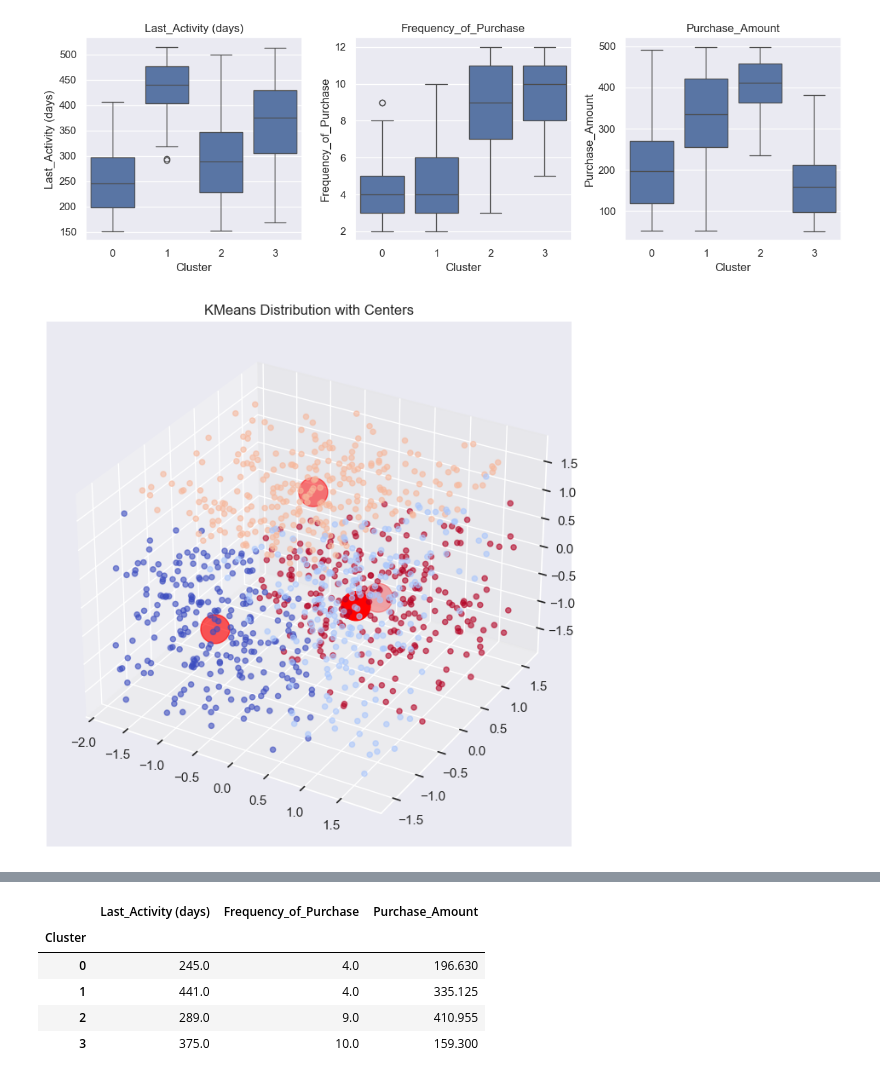
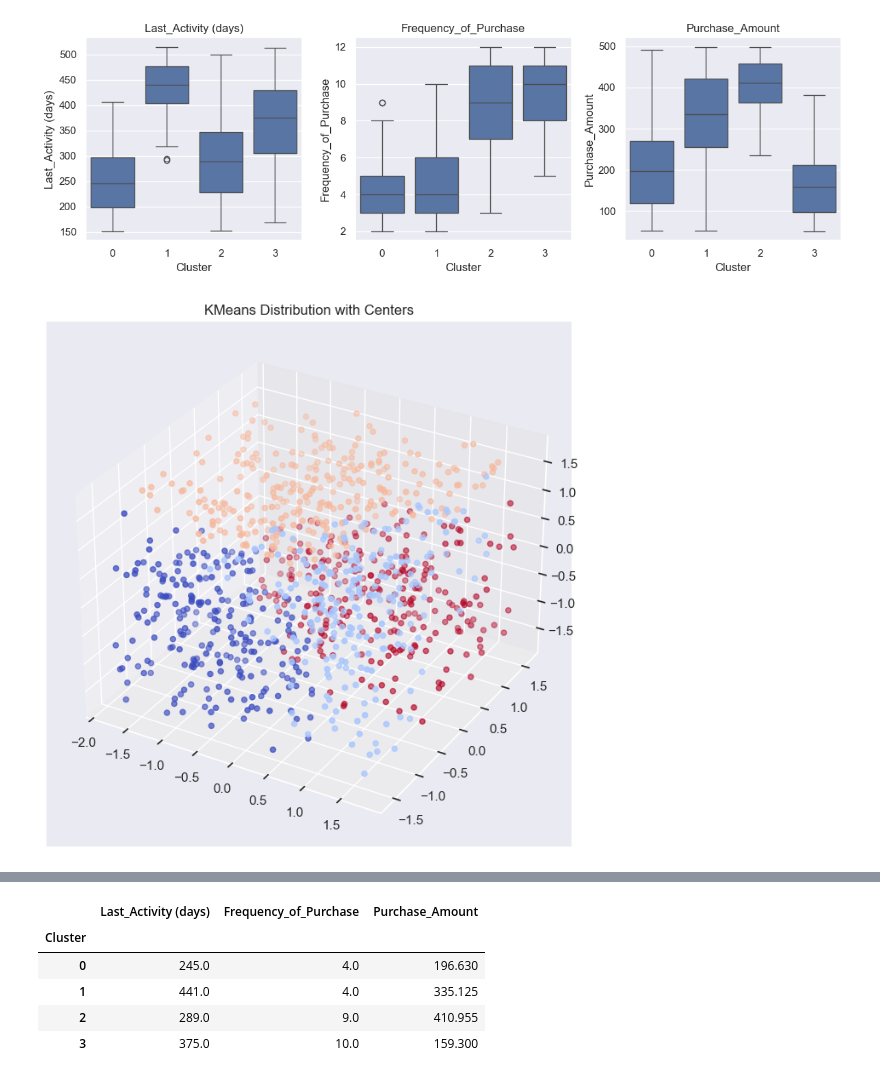
Before and after one commit to emsif84/clustering_ecommerce, a Jupyter notebook: clustering.ipynb, the cells around one changed output, grey strips where cells are left out. Saved outputs shown, nothing was run; the diff lists cells and outputs as text; code cells hidden in the pictures.

```diff
--- a/clustering.ipynb
+++ b/clustering.ipynb
@@ -571,28 +571,27 @@ for i, feature in enumerate(cluster_filter):
 # %%
 #Plot KMeans Cluster Centers
 from mpl_toolkits import mplot3d
 
 plt.figure(figsize=(8,8))
 ax = plt.axes(projection='3d')
 
 #Cluster Centers
-ax.scatter(xs=cluster_best.cluster_centers_[:, 0], \
-           ys=cluster_best.cluster_centers_[:, 1], \
-           zs=cluster_best.cluster_centers_[:, 2], \
-           s=600,c='red',marker='o')
+# ax.scatter(xs=cluster_best.cluster_centers_[:, 0], \
+#            ys=cluster_best.cluster_centers_[:, 1], \
+#            zs=cluster_best.cluster_centers_[:, 2], \
+#            s=600,c='red',marker='o')
 
 #Cluster
 ax.scatter(xs=cluster_filter_scale[:, 0], \
            ys=cluster_filter_scale[:, 1], \
            zs=cluster_filter_scale[:, 2],c=cluster_best.labels_, \
-           alpha=.6, \
            s=20, \
            cmap='coolwarm')
 
 ax.set_title('KMeans Distribution with Centers')
 plt.show()
 # %% [output]
-[figure, old version]
+[figure, new version]
 # %%
 #Plot distribution Clusters
 data['Cluster'] \
```
Also changed, not shown: parts of 2 cells of this notebook, 2 other files.
